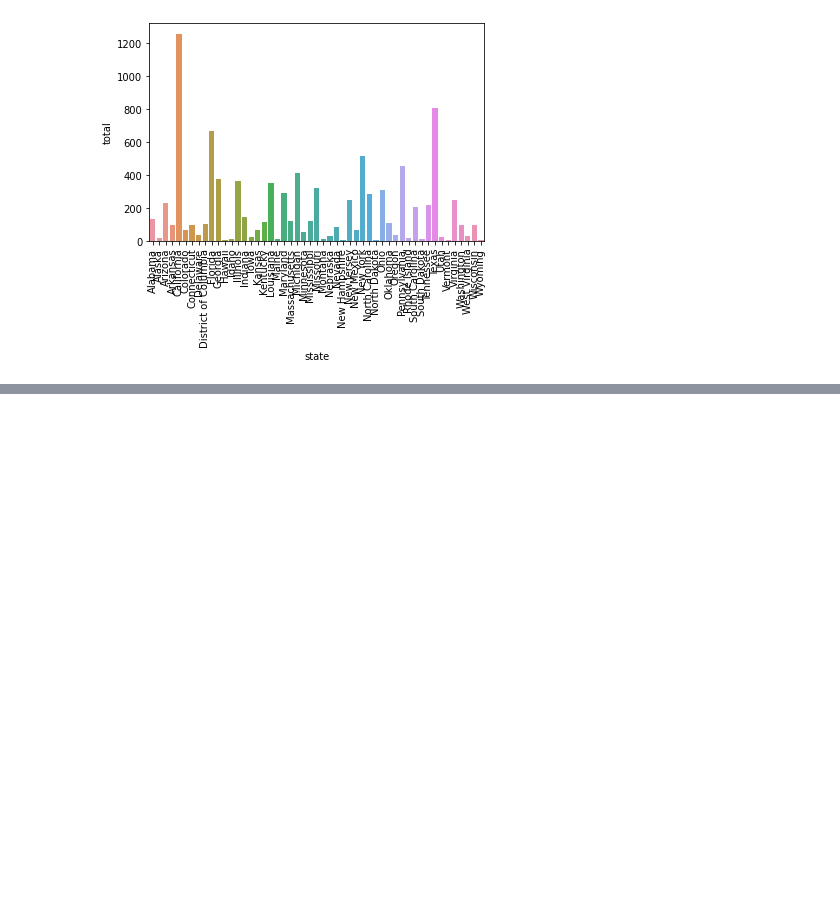
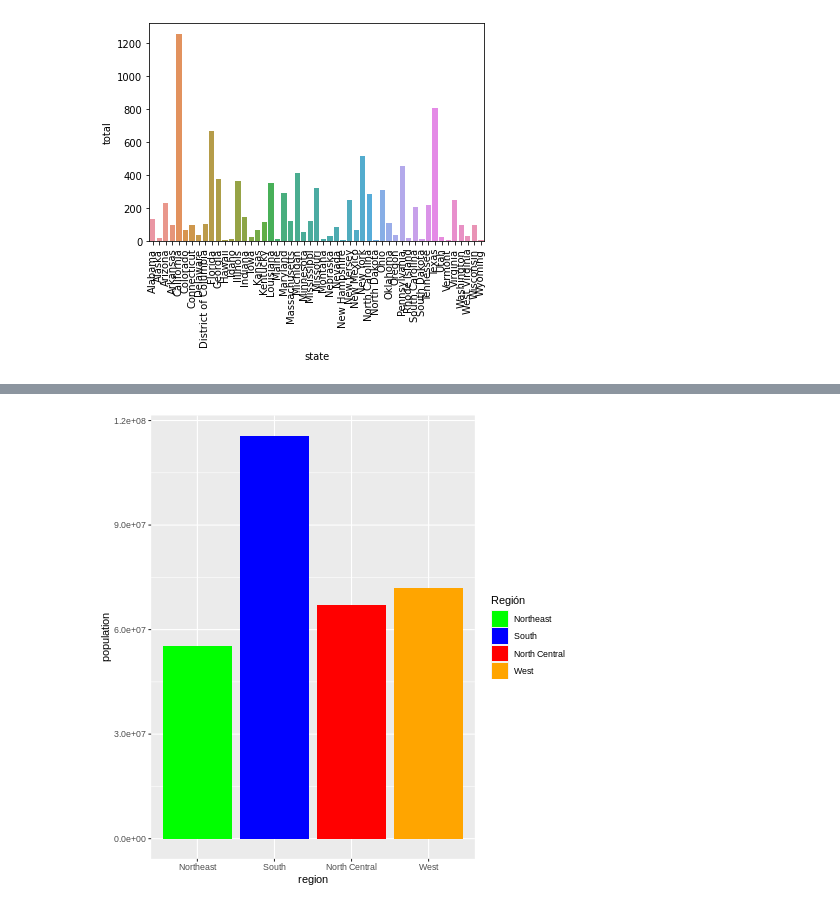
Before and after one commit to ALRIER/BigD_KonradLorenz, a Jupyter notebook: Graphics.ipynb, the cells around one changed output, grey strips where cells are left out. Drawn from its saved outputs; the diff is of its cells as text; code cells hidden in the pictures; blank space fills up the shorter version.

```diff
--- a/Graphics.ipynb
+++ b/Graphics.ipynb
@@ -345,0 +357,8 @@ plt.show()
+# %%
+%%R
+
+ggplot(murders, aes(x = region, y = population, fill = region)) +
+  geom_bar(stat = "identity") +
+  scale_fill_manual(values = c("green", "blue", "red", "orange", "purple", "gray"), name = "Región")
+# %% [output]
+[figure, added]
```
Also changed, not shown: parts of 6 cells of this notebook.
